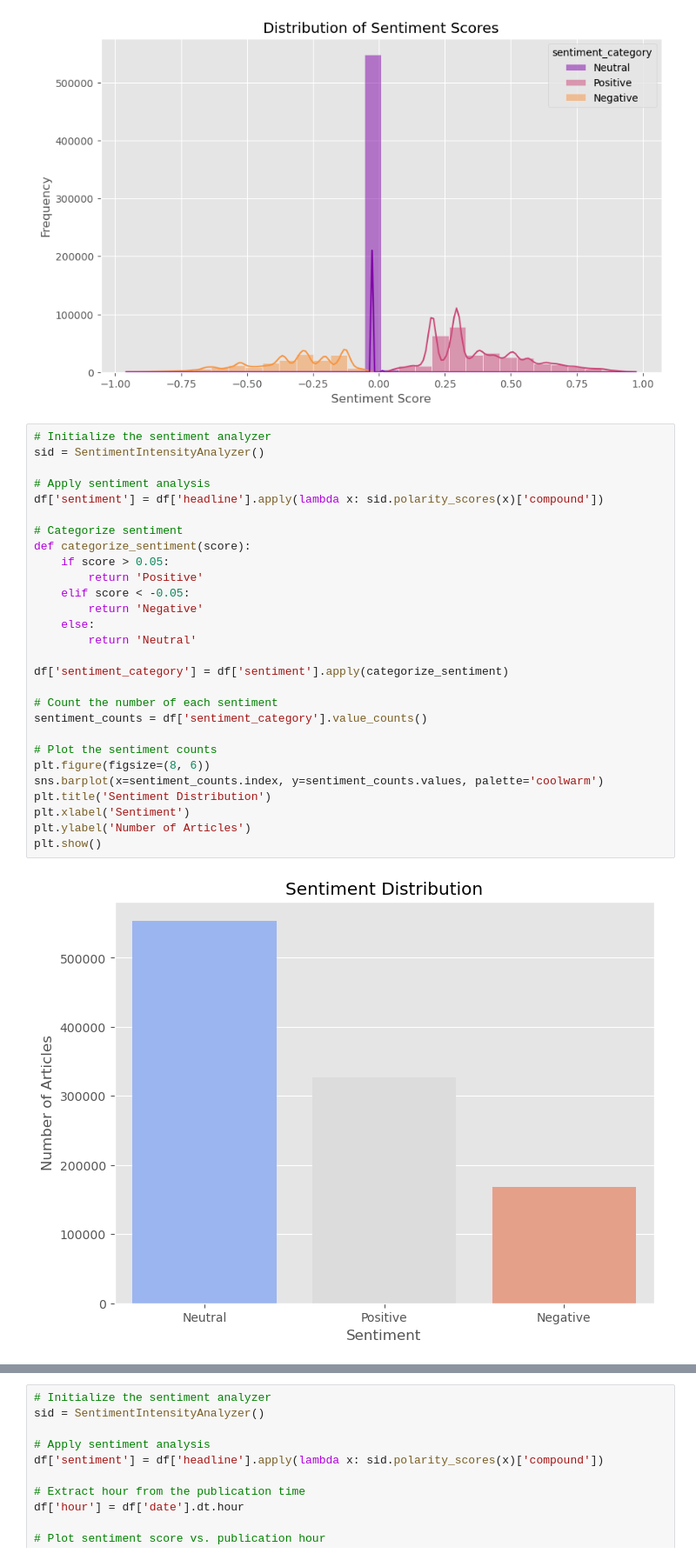
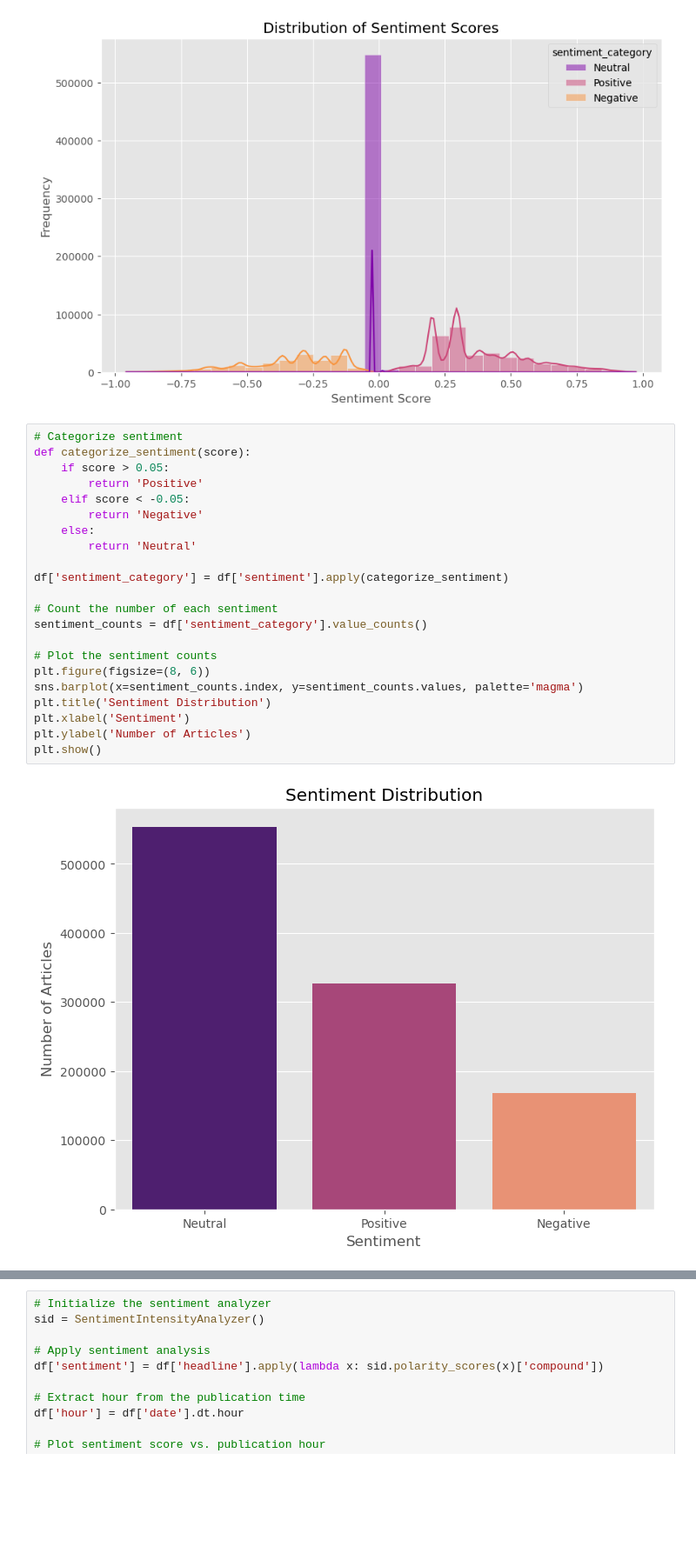
Before and after one commit to DegaregeN/Week-1, a Jupyter notebook: notebooks/sentiment.ipynb, the cells around one changed output, grey strips where cells are left out. Shown at 87% size. Saved outputs shown, nothing was run; the diff lists cells and outputs as text; blank space fills up the shorter version.

Commit message:
sentiment analysis

```diff
--- a/notebooks/sentiment.ipynb
+++ b/notebooks/sentiment.ipynb
@@ -211,32 +183,26 @@ plt.show()
 # %% [output]
 [figure]
 # %%
-# Initialize the sentiment analyzer
-sid = SentimentIntensityAnalyzer()
-
-# Apply sentiment analysis
-df['sentiment'] = df['headline'].apply(lambda x: sid.polarity_scores(x)['compound'])
-
 # Categorize sentiment
 def categorize_sentiment(score):
     if score > 0.05:
         return 'Positive'
     elif score < -0.05:
         return 'Negative'
     else:
         return 'Neutral'
 
 df['sentiment_category'] = df['sentiment'].apply(categorize_sentiment)
 
 # Count the number of each sentiment
 sentiment_counts = df['sentiment_category'].value_counts()
 
 # Plot the sentiment counts
 plt.figure(figsize=(8, 6))
-sns.barplot(x=sentiment_counts.index, y=sentiment_counts.values, palette='coolwarm')
+sns.barplot(x=sentiment_counts.index, y=sentiment_counts.values, palette='magma')
 plt.title('Sentiment Distribution')
 plt.xlabel('Sentiment')
 plt.ylabel('Number of Articles')
 plt.show()
 # %% [output]
-[figure, old version]
+[figure, new version]
```
Also changed, not shown: parts of 15 cells of this notebook, 1 other file.
